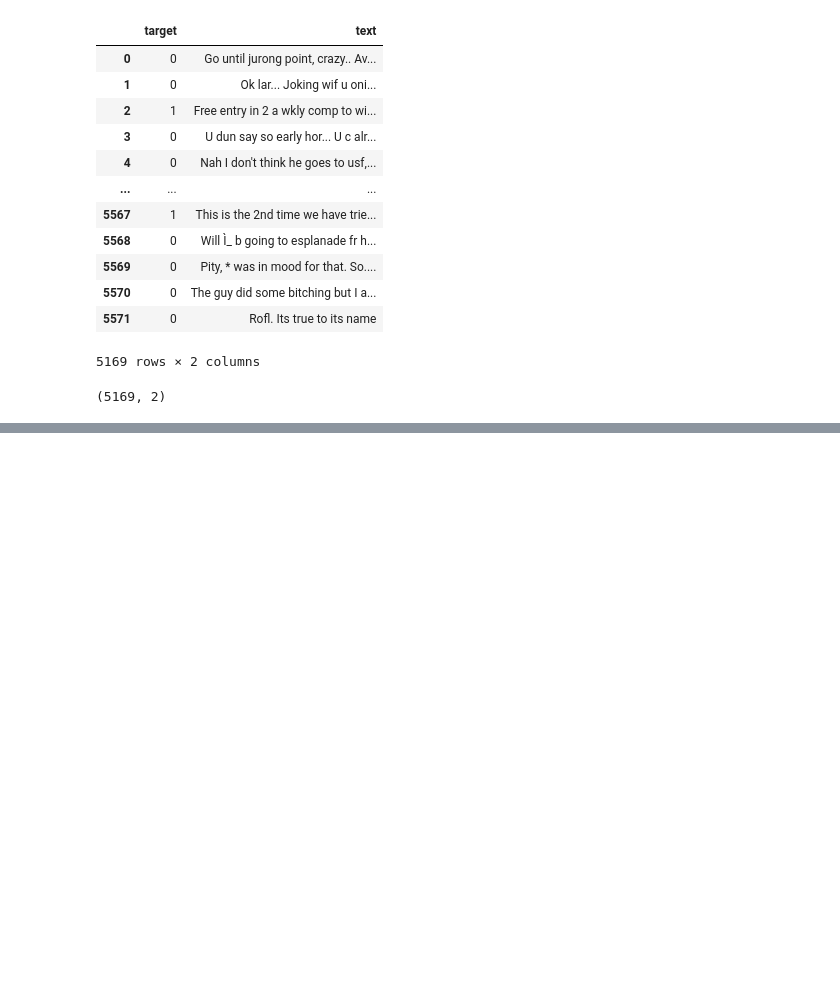
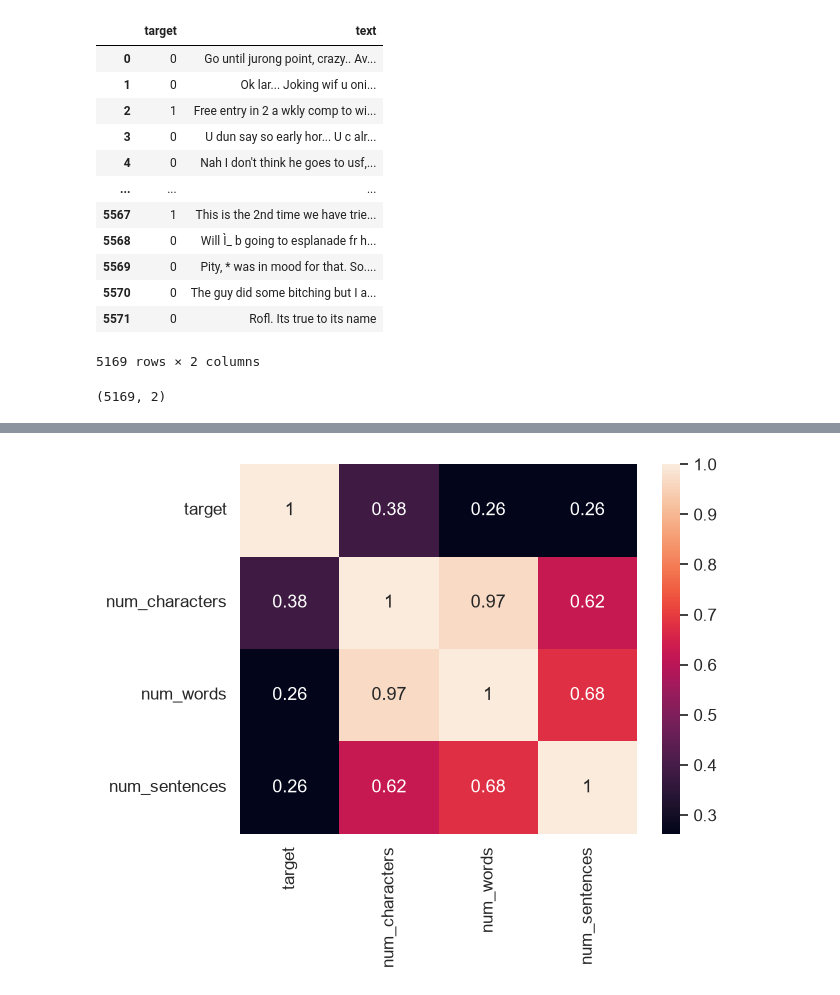
Before and after one commit to manish-singh-deswal/sms-spam-classifier, a Jupyter notebook: 02_notebooks/eda.ipynb, the cells around one changed output, grey strips where cells are left out. Saved outputs shown, nothing was run; the diff lists cells and outputs as text; code cells hidden in the pictures; blank space fills up the shorter version.

```diff
--- a/02_notebooks/eda.ipynb
+++ b/02_notebooks/eda.ipynb
@@ -124,0 +397,5 @@ df.shape
+# %%
+sns.heatmap(df.corr(numeric_only=True),annot=True)
+plt.show()
+# %% [output]
+[figure, added]
```
Also changed, not shown: parts of 33 cells of this notebook.
